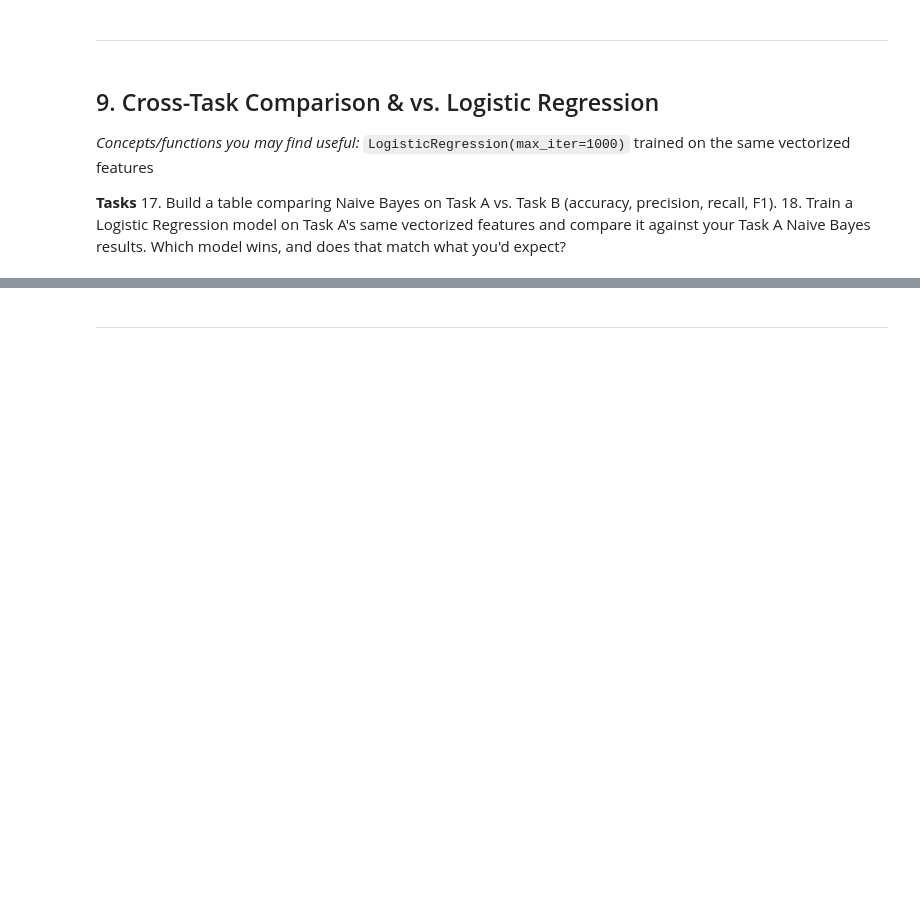
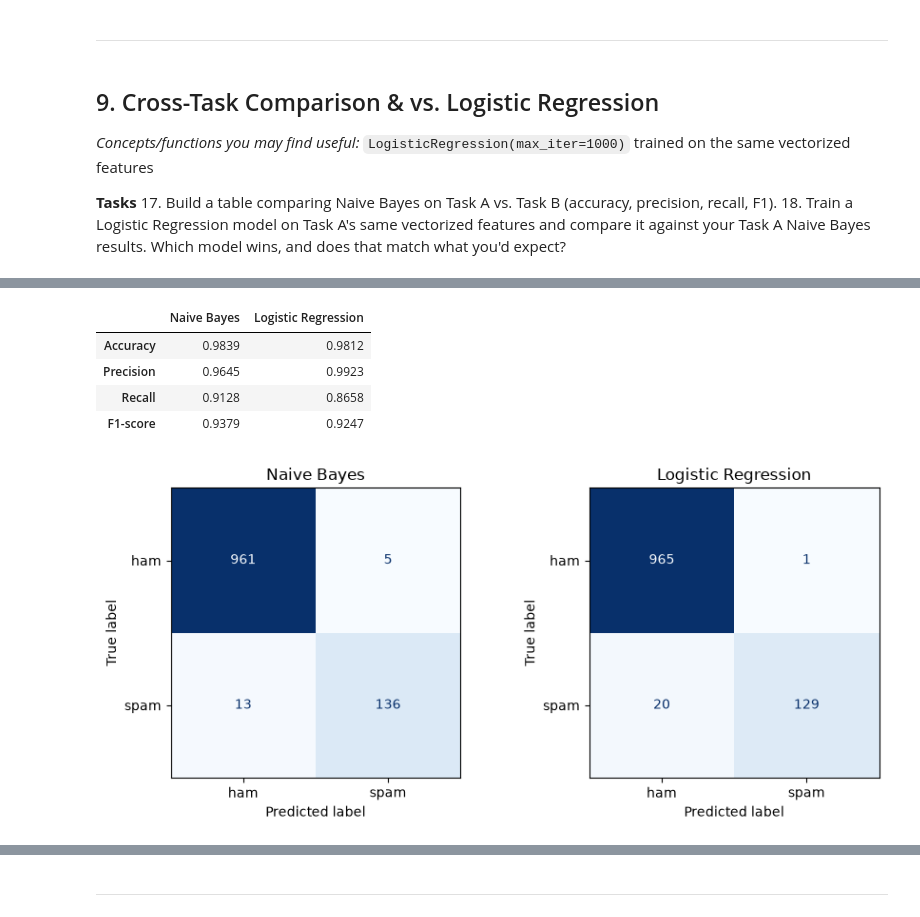
Before and after one commit to smaharx/ml-forge, a Jupyter notebook: Week7/lab7_023-24-0282.ipynb, the cells around one changed output, grey strips where cells are left out. Cells and saved outputs as stored; diff of their text form; code cells hidden in the pictures; blank space fills up the shorter version.

```diff
--- a/Week7/lab7_023-24-0282.ipynb
+++ b/Week7/lab7_023-24-0282.ipynb
@@ -227,0 +547,24 @@ _(your answer here)_
+# %%
+# Task 18 - Logistic Regression on Task A's SAME vectorized features
+lr_a = LogisticRegression(max_iter=1000)
+lr_a.fit(Xa_train_vec, ya_train)
+pred_lr_a = lr_a.predict(Xa_test_vec)
+
+metrics_lr_a = get_metrics(ya_test, pred_lr_a)
+comparison_nb_lr = pd.DataFrame({'Naive Bayes': metrics_nb_a, 'Logistic Regression': metrics_lr_a}).round(4)
+display(comparison_nb_lr)
+
+fig, axes = plt.subplots(1, 2, figsize=(9, 4))
+ConfusionMatrixDisplay(confusion_matrix(ya_test, pred_a), display_labels=['ham', 'spam']).plot(ax=axes[0], cmap='Blues', colorbar=False)
+axes[0].set_title('Naive Bayes')
+ConfusionMatrixDisplay(confusion_matrix(ya_test, pred_lr_a), display_labels=['ham', 'spam']).plot(ax=axes[1], cmap='Blues', colorbar=False)
+axes[1].set_title('Logistic Regression')
+plt.tight_layout()
+plt.show()
+# %% [output]
+|  | Naive Bayes | Logistic Regression |
+| Accuracy | 0.9839 | 0.9812 |
+| Precision | 0.9645 | 0.9923 |
+| Recall | 0.9128 | 0.8658 |
+| F1-score | 0.9379 | 0.9247 |
+[figure, added]
```
Also changed, not shown: parts of 49 cells of this notebook, 2 other files.
